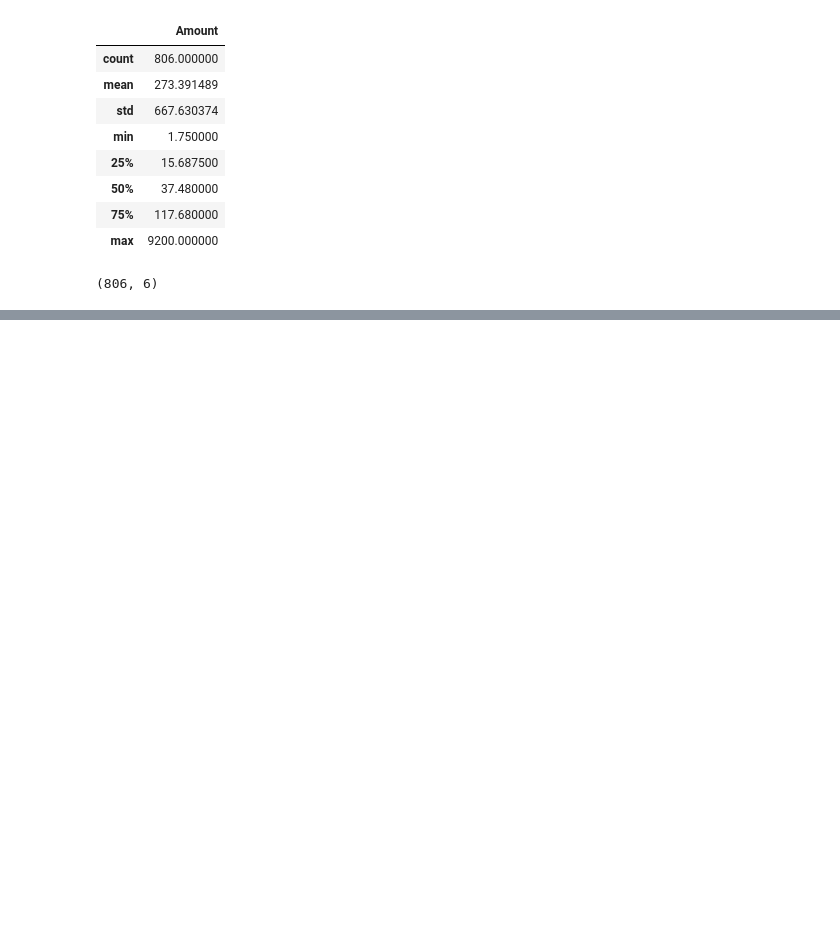
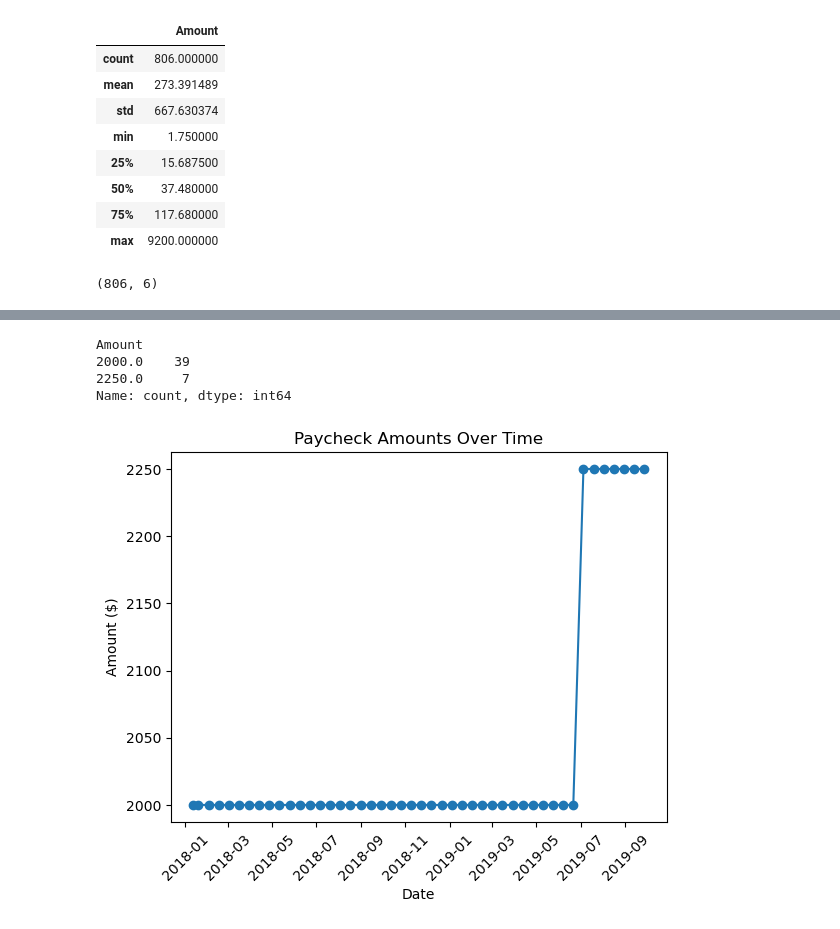
Before and after one commit to Noah1625/Categorization-and-Analytics-Dashboard, a Jupyter notebook: notebooks/eda.ipynb, the cells around one changed output, grey strips where cells are left out. Saved outputs shown, nothing was run; the diff lists cells and outputs as text; code cells hidden in the pictures; blank space fills up the shorter version.

```diff
--- a/notebooks/eda.ipynb
+++ b/notebooks/eda.ipynb
@@ -57,0 +112,4 @@ df['Amount'] = pd.to_numeric(df['Amount'], errors='coerce')
+# %%
+#Monthly spending
+df['Month'] = df['Date'].dt.to_period('M')
+df.groupby('Month')['Amount'].sum()
@@ -57,0 +134,4 @@ df['Amount'] = pd.to_numeric(df['Amount'], errors='coerce')
+# %%
+#Day of the week spending
+df['Day'] = df['Date'].dt.day_name()
+df.groupby('Day')['Amount'].sum()
@@ -57,0 +203,2 @@ df['Amount'] = pd.to_numeric(df['Amount'], errors='coerce')
+# %%
+df['is_weekend'] = df['Date'].dt.weekday >= 5
@@ -57,0 +242,5 @@ df['Amount'] = pd.to_numeric(df['Amount'], errors='coerce')
+# %%
+#Paycheck Analysis
+paychecks = df[df["Category"] == "Paycheck"]
+
+paychecks["Amount"].describe()
@@ -57,0 +278,22 @@ df['Amount'] = pd.to_numeric(df['Amount'], errors='coerce')
+# %%
+#Paycheck Amount Distribution
+paychecks["Amount"].value_counts().sort_index()
+# %% [output]
+Amount
+2000.0    39
+2250.0     7
+Name: count, dtype: int64
+# %%
+#Plot out the paycheck amounts over time (He got a raise!)
+import matplotlib.pyplot as plt
+
+paychecks = paychecks.sort_values("Date")
+
+plt.plot(paychecks["Date"], paychecks["Amount"], marker="o")
+plt.title("Paycheck Amounts Over Time")
+plt.xlabel("Date")
+plt.ylabel("Amount ($)")
+plt.xticks(rotation=45)
+plt.show()
+# %% [output]
+[figure, added]
```
Also changed, not shown: parts of 22 cells of this notebook.
